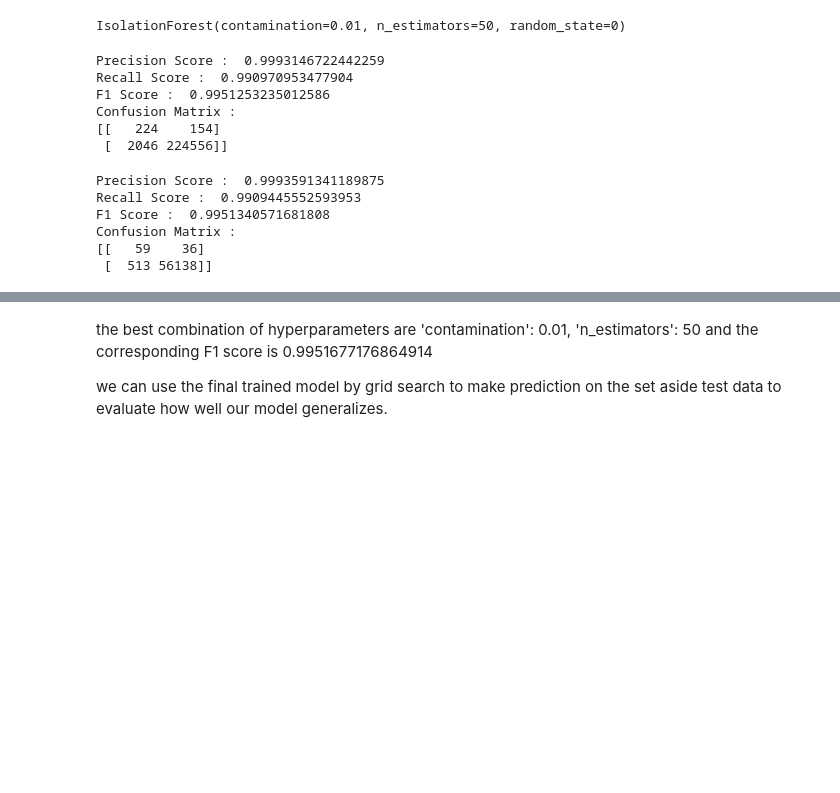
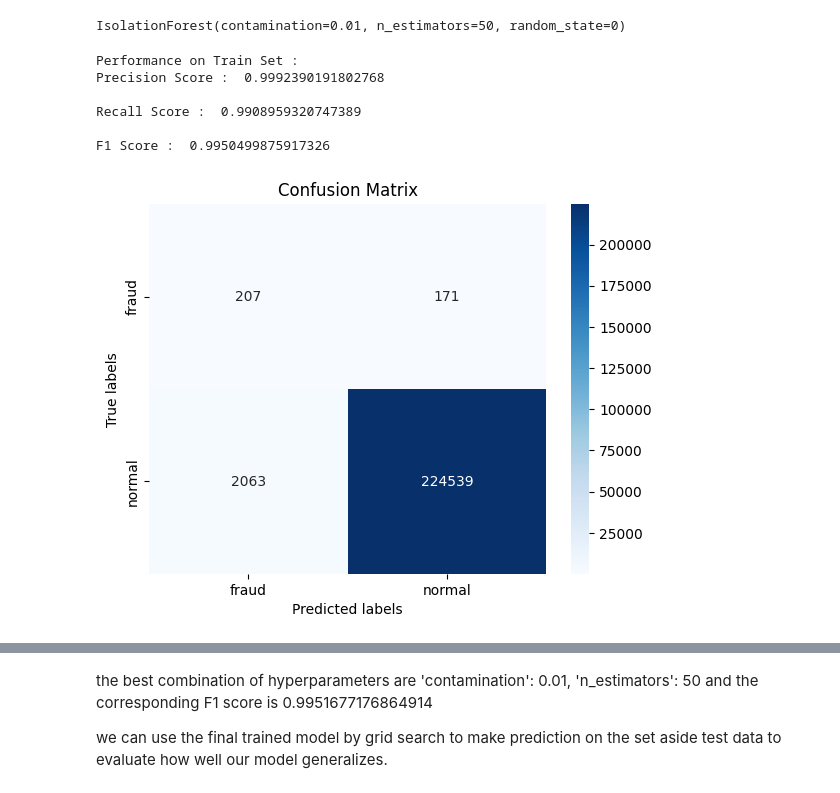
Before and after one commit to aadityab7/Data-Science-Projects, a Jupyter notebook: Credit Card Fraud Detection/Credit Card Fraud Detection.ipynb, the cells around one changed output, grey strips where cells are left out. Drawn from its saved outputs; the diff is of its cells as text; code cells hidden in the pictures; blank space fills up the shorter version.

Commit message:
Complete Credit Card Fraud Detection Project

```diff
--- a/Credit Card Fraud Detection/Credit Card Fraud Detection.ipynb
+++ b/Credit Card Fraud Detection/Credit Card Fraud Detection.ipynb
@@ -346,0 +360,21 @@ from sklearn.metrics import precision_score, recall_score, f1_score, confusion_m
+# %%
+def print_metrics_evaluation(y_pred, y_actual):
+    print('Precision Score : ', precision_score(y_actual, y_pred))
+    print()
+
+    print('Recall Score : ', recall_score(y_actual, y_pred))
+    print()
+
+    print('F1 Score : ', f1_score(y_actual, y_pred))
+    print()
+
+    cm = confusion_matrix(y_actual, y_pred)
+
+    ax= plt.subplot()
+    sns.heatmap(cm, annot = True, fmt = 'g', ax = ax, cmap = 'Blues')
+    #annot = True to annotate cells, ftm = 'g' to disable scientific notation
+
+    # labels, title and ticks
+    ax.set_xlabel('Predicted labels');ax.set_ylabel('True labels')
+    ax.set_title('Confusion Matrix')
+    ax.xaxis.set_ticklabels(['fraud', 'normal']); ax.yaxis.set_ticklabels(['fraud', 'normal'])
@@ -354,24 +437,14 @@ from sklearn.ensemble import IsolationForest
 # Here, n_estimators is the number of trees in the forest,
 # max_samples is the number of samples to draw from the dataset to train each tree,
 # and contamination is the fraction of outliers in the dataset.
-clf = IsolationForest(n_estimators = 50, max_samples = 'auto', contamination = 0.01, random_state = 0)
+iso = IsolationForest(n_estimators = 50, max_samples = 'auto', contamination = 0.01, random_state = 0)
 # %%
-clf.fit(X_train)
+iso.fit(X_train, y_train)
 # %% [output]
 IsolationForest(contamination=0.01, n_estimators=50, random_state=0)
 # %%
-#performance on train set
-y_pred_train = clf.predict(X_train)
+#predictions on train set
+y_pred_train_iso = iso.predict(X_train)
+
+#predictions on test set
+y_pred_test_iso = iso.predict(X_test)
-# %%
-print('Precision Score : ', precision_score(y_train, y_pred_train))
-print('Recall Score : ', recall_score(y_train, y_pred_train))
-print('F1 Score : ', f1_score(y_train, y_pred_train))
-print('Confusion Matrix : ')
-print(confusion_matrix(y_train, y_pred_train))
-# %% [output]
-Precision Score :  0.9993146722442259
-Recall Score :  0.990970953477904
-F1 Score :  0.9951253235012586
-Confusion Matrix :
-[[   224    154]
- [  2046 224556]]
@@ -380,13 +450,0 @@ y_pred = clf.predict(X_test)
-# %%
-print('Precision Score : ', precision_score(y_test, y_pred))
-print('Recall Score : ', recall_score(y_test, y_pred))
-print('F1 Score : ', f1_score(y_test, y_pred))
-print('Confusion Matrix : ')
-print(confusion_matrix(y_test, y_pred))
-# %% [output]
-Precision Score :  0.9993591341189875
-Recall Score :  0.9909445552593953
-F1 Score :  0.9951340571681808
-Confusion Matrix :
-[[   59    36]
- [  513 56138]]
@@ -394,0 +451,11 @@ Confusion Matrix :
+# %%
+print("Performance on Train Set : ")
+print_metrics_evaluation(y_pred_train_iso, y_train)
+# %% [output]
+Performance on Train Set :
+Precision Score :  0.9992390191802768
+
+Recall Score :  0.9908959320747389
+
+F1 Score :  0.9950499875917326
+[figure, added]
```
Also changed, not shown: parts of 61 cells of this notebook, 1 other file.
